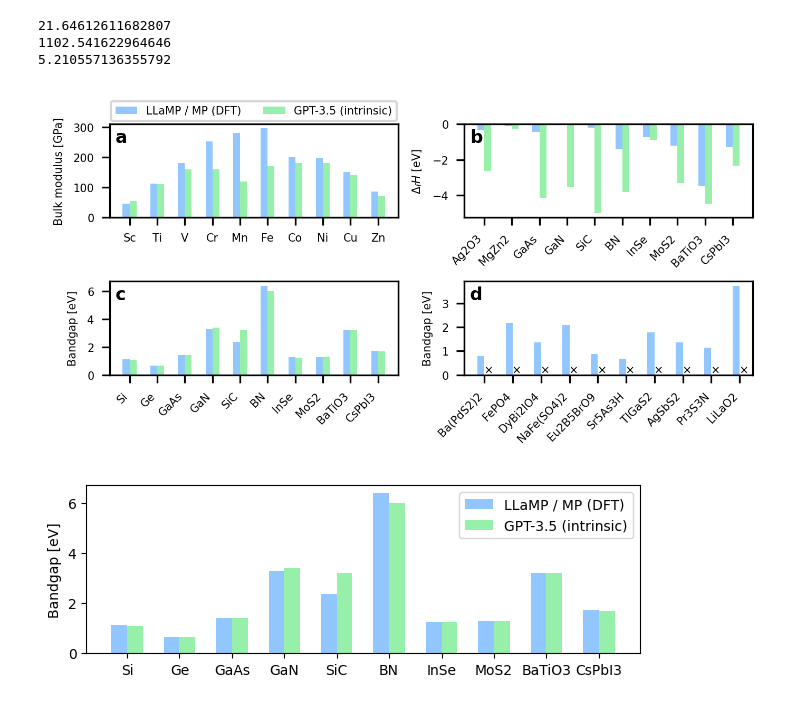
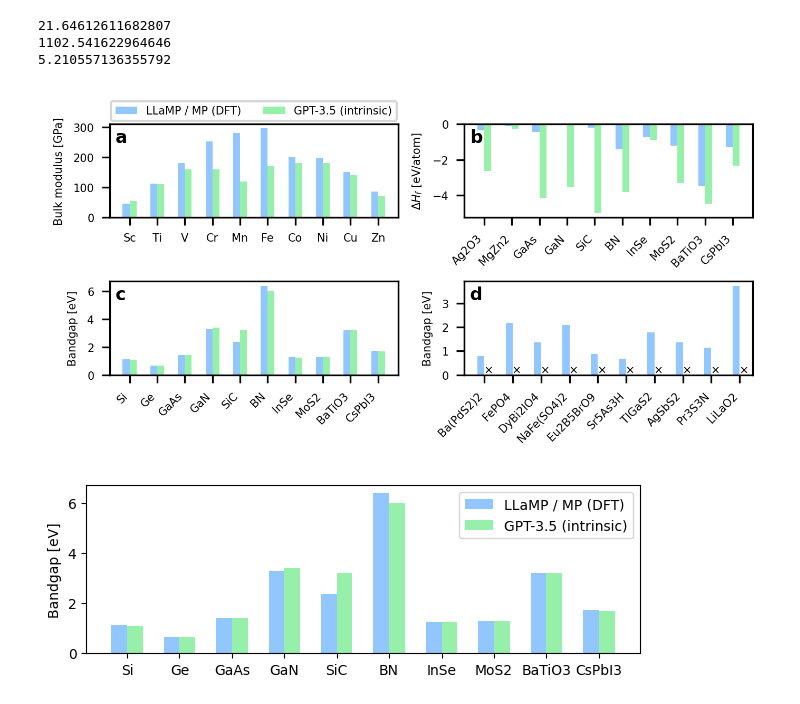
Before and after one commit to chiang-yuan/llamp, a Jupyter notebook: experiments/03-plot.ipynb, the cells around one changed output. Cells and saved outputs as stored; diff of their text form; code cells hidden in the pictures.

```diff
--- a/experiments/03-plot.ipynb
+++ b/experiments/03-plot.ipynb
@@ -108,7 +108,7 @@ with plt.style.context(style):
 
     axes[i].set(
         xticks=x,
-        ylabel="$\Delta_fH$ [eV]"
+        ylabel="$\Delta H_f$ [eV/atom]"
     )
     axes[i].set_xticklabels(bandgaps.columns, rotation=45, ha='right')
 
@@ -189,34 +189,34 @@ with plt.style.context(style):
             # axes[i].bar(
             #     x=x[j] + width/2, height=0, width=width, label='GPT-3.5 (intrinsic)'
             # )
     # axes[i].bar(
     #     x=x + width/2, height=bandgaps.loc['GPT-3.5'], width=width, label='GPT-3.5 (intrinsic)'
     # )
 
     axes[i].set(
         xticks=x,
         ylabel="Bandgap [eV]"
     )
     axes[i].set_xticklabels(bandgaps.columns, rotation=45, ha='right')
 
     axes[i].text(
         0.02,
         0.95,
         i,
         fontdict={"weight": "bold", "size": LARGE_SIZE},
         transform=axes[i].transAxes,
         ha="left",
         va="top",
     )
 
     plt.savefig("03-llamp-gpt3.5.pdf")
     plt.savefig("../paper/iclr2025/fig/03-llamp-gpt3.5.pdf")
     plt.show()
 # %% [output]
 21.64612611682807
 1102.541622964646
 5.210557136355792
-[figure, old version]
+[figure, new version]
 # %%
 # %% [output]
 [figure]
```
Also changed, not shown: 2 other files.
